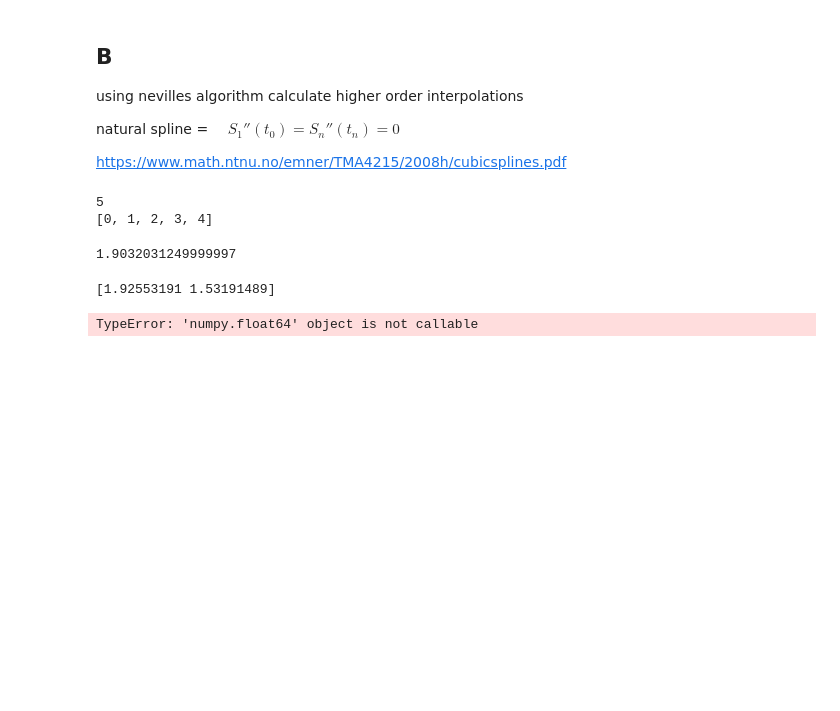
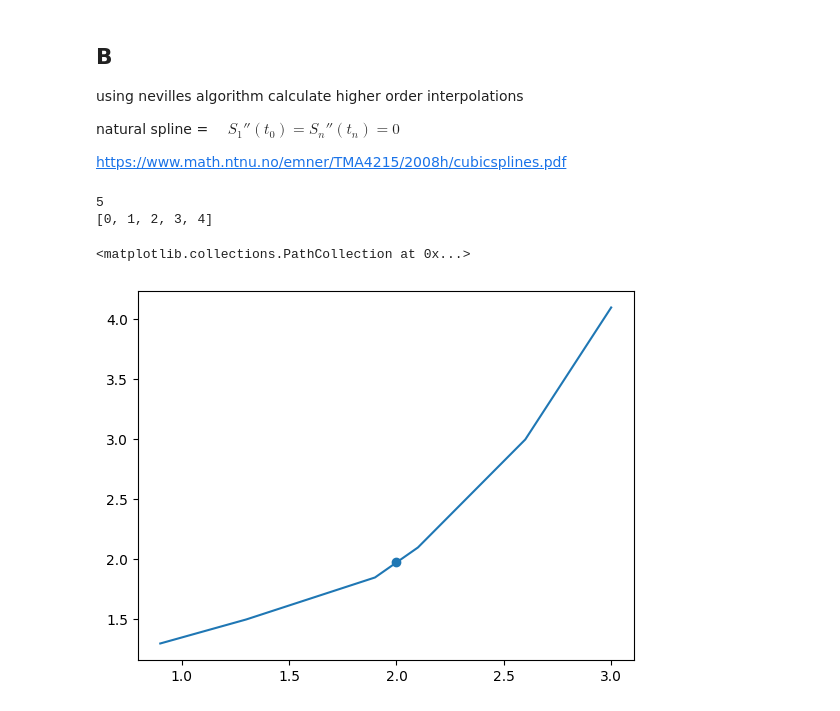
Before and after one commit to levi223/NumericalRecipes, a Jupyter notebook: Tutorial Sessions/Tutorial 2.ipynb, the cells around one changed output. Cells and saved outputs as stored; diff of their text form; code cells hidden in the pictures; blank space fills up the shorter version.

```diff
--- a/Tutorial Sessions/Tutorial 2.ipynb
+++ b/Tutorial Sessions/Tutorial 2.ipynb
@@ -68,12 +71,12 @@ print(list(range(5)))
 # %%
 def test_interpolate(xlow= -3, xhigh=3, steps=10, M=2, method="neville", equation = lambda a: a**3 ):
     x1 =  np.linspace(xlow,xhigh, steps)
-    x2 =  np.linspace(xlow,xhigh, steps*2 -1 )
+    x2 =  np.linspace(xlow,xhigh, steps*3)
     y =  equation(x1)
     interpolator = interpolate(x1,y)
     interpolated = [interpolator.interpolate(i,M=M, method=method) for i in x2]
-    plt.plot(x2, interpolated, label="interpolated")
-    plt.plot(x1,y, label="original")
+    plt.scatter(x2, interpolated, label="interpolated")
+    plt.scatter(x1,y, label="original")
     plt.legend()
     plt.grid()
 
@@ -142,8 +145,15 @@ class interpolate():
                 slicing_list = slicing_list[:middle_index]
                 index_list = index_list[:middle_index]
             list_len = len(slicing_list)
+        finallist = list(range(int(np.ceil(index_list[0]-M/2)+1), int(np.floor(index_list[0]+M/2)+1)))
+        if max(finallist) >= len(self.x):
+            finallist = finallist - (max(finallist)-len(self.x))
 
-        return list(range(int(np.ceil(index_list[0]-M/2)), int(np.ceil(index_list[0]+M/2))))
+        if min(finallist) < 0:
+            finallist = finallist + min(finallist)
+
+
+        return finallist
 
 
     def interpolate(self, x, M=1, method= "neville") -> float:
@@ -155,6 +165,8 @@ class interpolate():
             except (IndexError, ValueError) as e:
                 print("Overflow error happened")
                 print(f"{e}, {e.__class__}")
+
+        #cubic spline
         if method == "CubicSpline":
             neighbours = self.neighbours(x,4)
             return self.CubicSpline(x, neighbours)
@@ -166,16 +178,11 @@ class interpolate():
 # %%
 x = [0.9,1.3,1.9,2.1,2.6,3]
 y = [1.3,1.5,1.85,2.1,3,4.1]
+xtest = np.linspace(min(x), max(x), 20)
 m = interpolate(x,y)
-b = m.interpolate(1.95,M= 4, method="neville")
-print(b)
+b = m.interpolate(2,M= 2, method="neville")
+plt.plot(x,y)
+plt.scatter(2, b)
 # %% [output]
-1.9032031249999997
+<matplotlib.collections.PathCollection at 0x...>
+[figure, added]
-# %%
-x = [0.9,1.3,1.9,2.1,2.6,3]
-y = [1.3,1.5,1.85,2.1,3,4.1]
-m = interpolate(x,y)
-m.interpolate(2.6,M= 5, method="CubicSpline")
-# %% [output]
-[1.92553191 1.53191489]
-TypeError: 'numpy.float64' object is not callable
```
Also changed, not shown: parts of 2 cells of this notebook, 3 other files.
